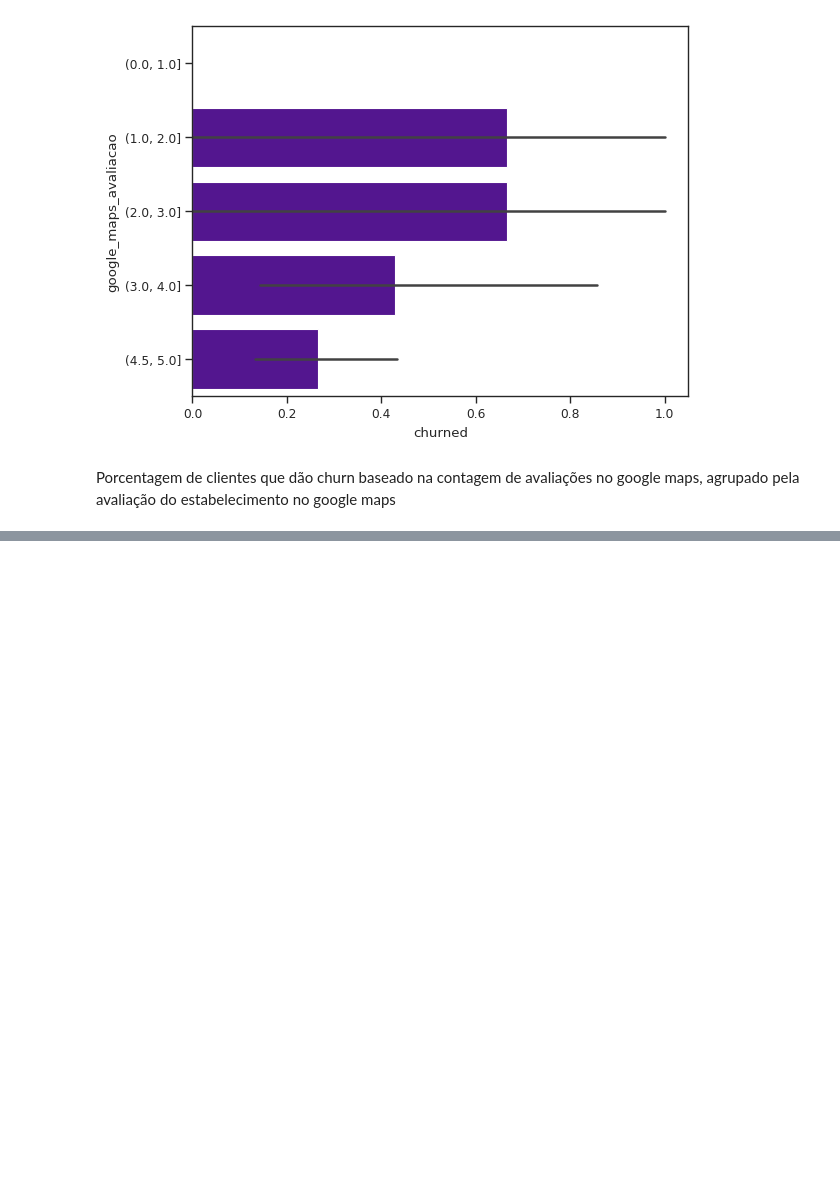
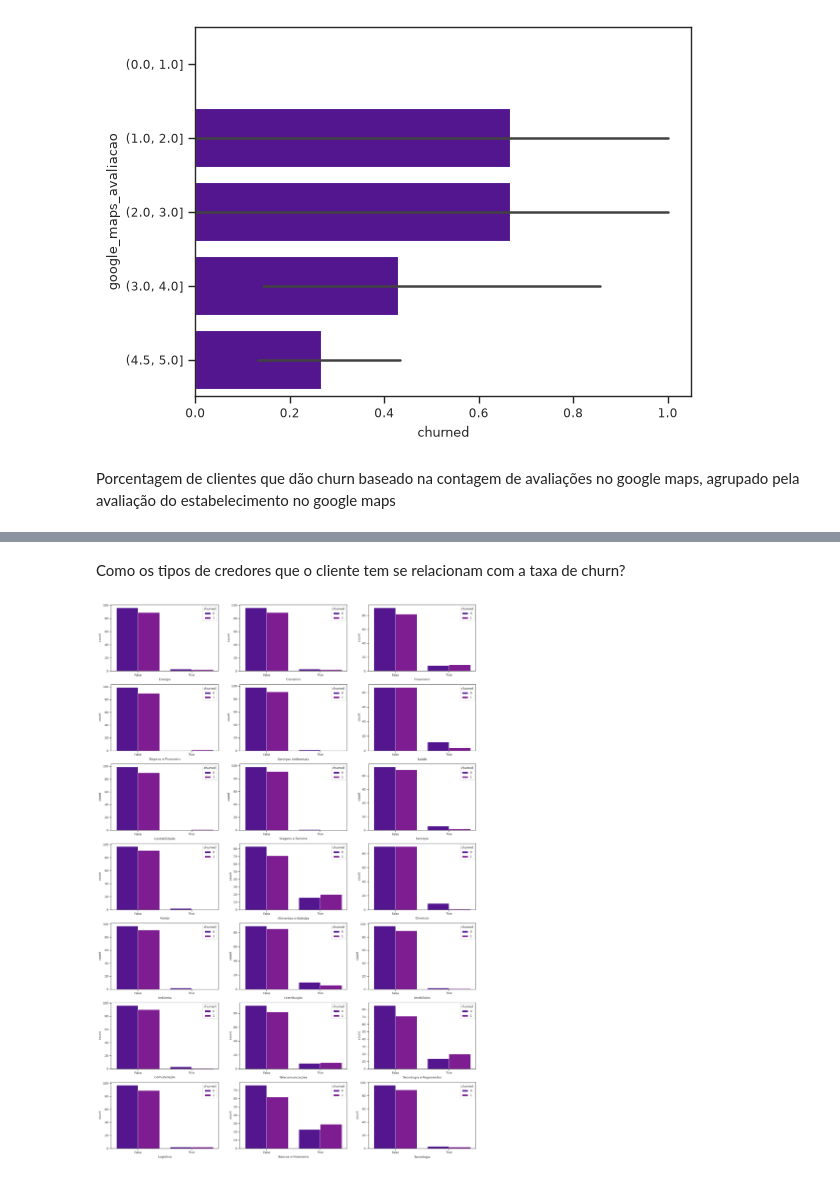
Before and after one commit to lgns-cin/CIN0144, a Jupyter notebook: EDA/com_pedidos.ipynb, the cells around one changed output, grey strips where cells are left out. Saved outputs shown, nothing was run; the diff lists cells and outputs as text; code cells hidden in the pictures; blank space fills up the shorter version.

```diff
--- a/EDA/com_pedidos.ipynb
+++ b/EDA/com_pedidos.ipynb
@@ -1717,0 +1695,11 @@ seaborn.barplot(
+# %% [markdown]
+Como os tipos de credores que o cliente tem se relacionam com a taxa de churn?
+# %%
+axes = plot.figure(figsize=(20, 30)).subplots(7, 3)
+
+for i, tipo_credor in enumerate(credores):
+    ax = axes[i // 3][i % 3]
+    leads[tipo_credor] = leads.serasa_credores.apply(lambda obj: tipo_credor in obj.split(', ') if isinstance(obj, str) else obj)
+    seaborn.countplot(data=leads, x=tipo_credor, hue='churned', ax=ax)
+# %% [output]
+[figure, added]
```
Also changed, not shown: parts of 26 cells of this notebook.
